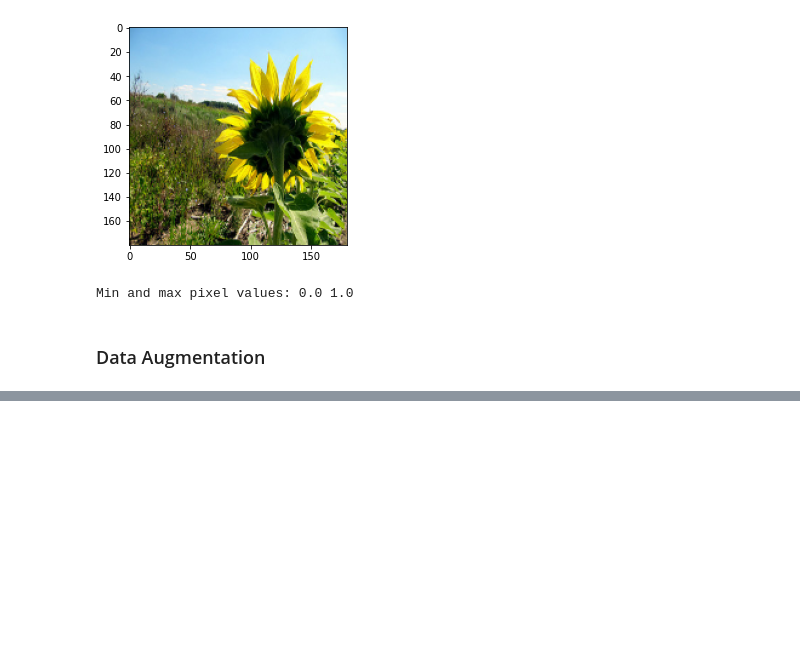
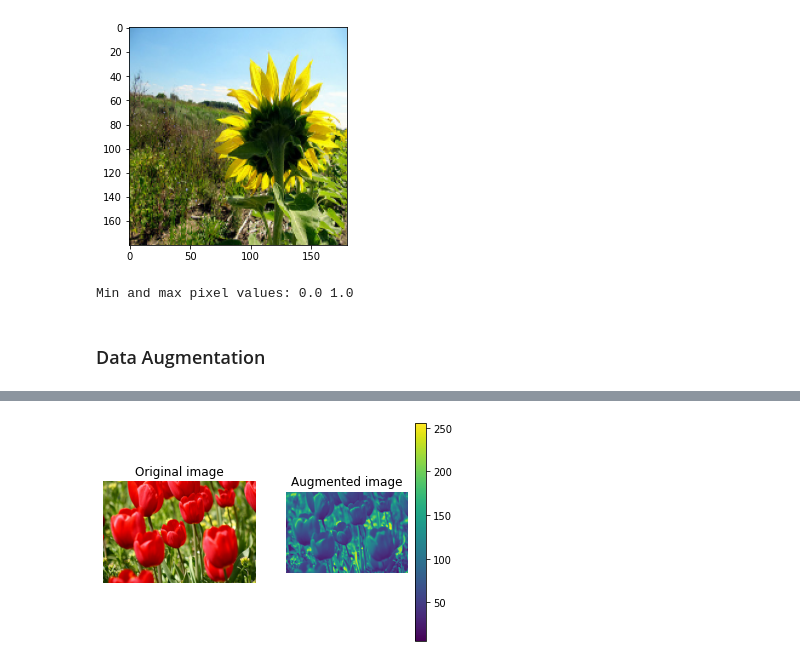
Before and after one commit to jhhan0/machine-learning, a Jupyter notebook: Tensorflow_Tutorials/tensorflow_keras_data_augmentation.ipynb, the cells around one changed output, grey strips where cells are left out. Drawn from its saved outputs; the diff is of its cells as text; code cells hidden in the pictures; blank space fills up the shorter version.

```diff
--- a/Tensorflow_Tutorials/tensorflow_keras_data_augmentation.ipynb
+++ b/Tensorflow_Tutorials/tensorflow_keras_data_augmentation.ipynb
@@ -89,0 +198,8 @@ plt.show()
+# %%
+# Grayscale an image
+grayscaled = tf.image.rgb_to_grayscale(image)
+visualize(image, tf.squeeze(grayscaled))
+plt.colorbar()
+plt.show()
+# %% [output]
+[figure, added]
```
Also changed, not shown: parts of 21 cells of this notebook.
